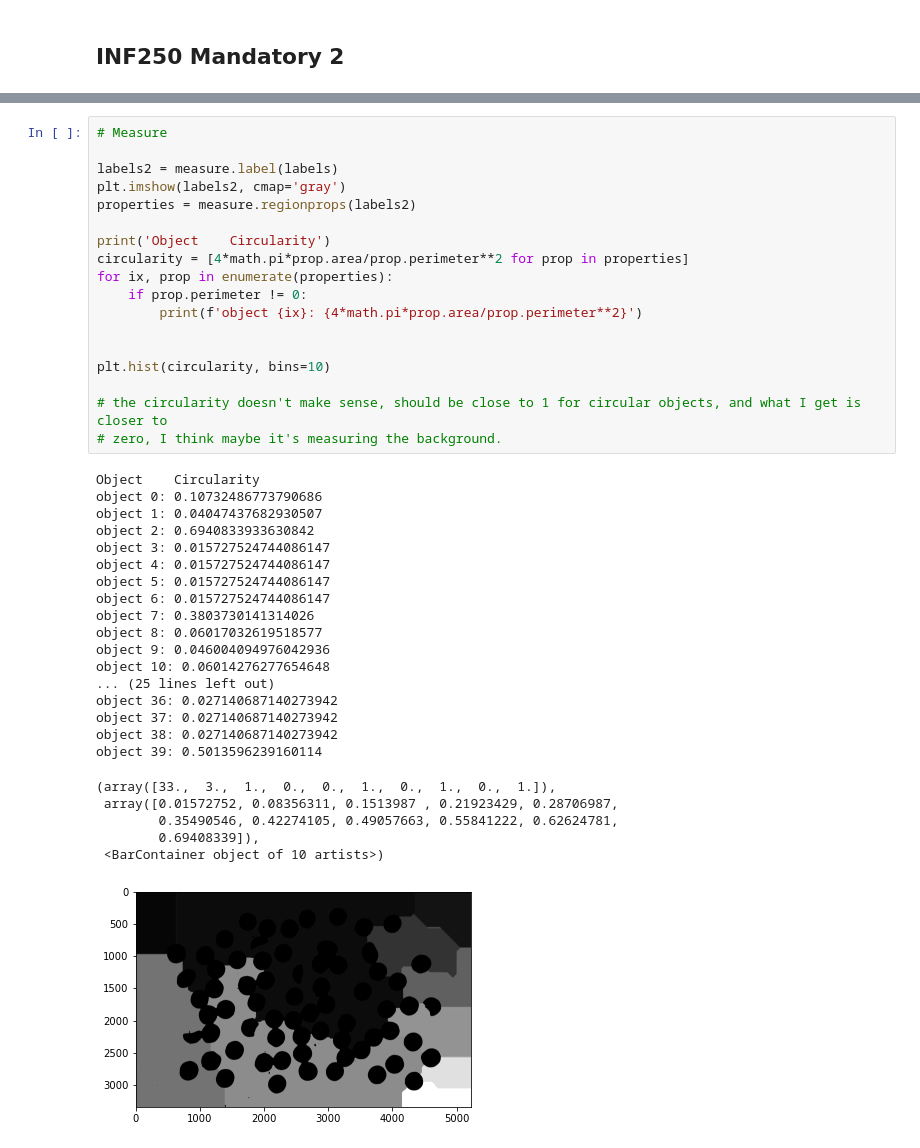
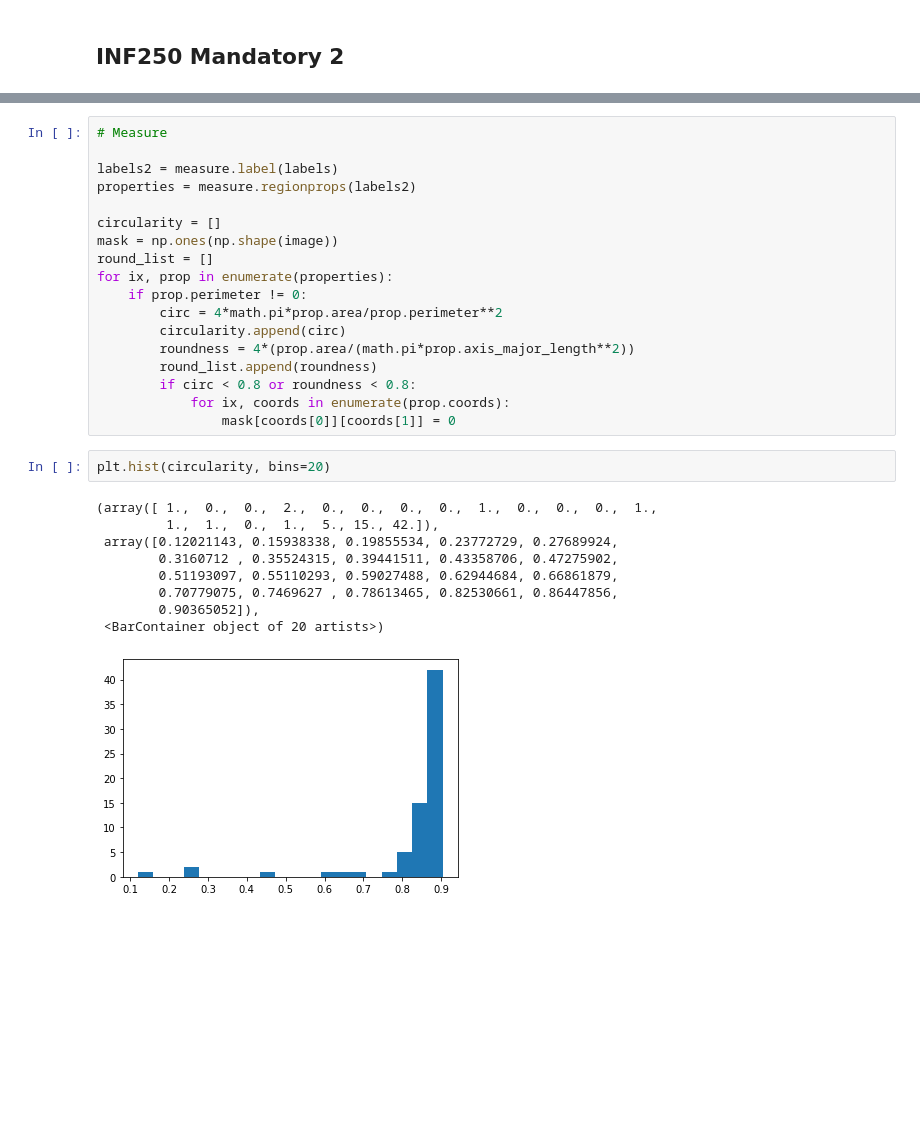
Before and after one commit to noramik/INF250-H22, a Jupyter notebook: mandatory2/mandatory2.ipynb, the cells around one changed output, grey strips where cells are left out. Cells and saved outputs as stored; diff of their text form; blank space fills up the shorter version.

```diff
--- a/mandatory2/mandatory2.ipynb
+++ b/mandatory2/mandatory2.ipynb
@@ -59,41 +71,29 @@ print(labels)
 # Measure
 
 labels2 = measure.label(labels)
-plt.imshow(labels2, cmap='gray')
 properties = measure.regionprops(labels2)
 
-print('Object    Circularity')
-circularity = [4*math.pi*prop.area/prop.perimeter**2 for prop in properties]
+circularity = []
+mask = np.ones(np.shape(image))
+round_list = []
 for ix, prop in enumerate(properties):
     if prop.perimeter != 0:
-        print(f'object {ix}: {4*math.pi*prop.area/prop.perimeter**2}')
-
-
-plt.hist(circularity, bins=10)
-
-# the circularity doesn't make sense, should be close to 1 for circular objects, and what I get is closer to
-# zero, I think maybe it's measuring the background.
+        circ = 4*math.pi*prop.area/prop.perimeter**2
+        circularity.append(circ)
+        roundness = 4*(prop.area/(math.pi*prop.axis_major_length**2))
+        round_list.append(roundness)
+        if circ < 0.8 or roundness < 0.8:
+            for ix, coords in enumerate(prop.coords):
+                mask[coords[0]][coords[1]] = 0
-# %% [output]
-Object    Circularity
-object 0: 0.10732486773790686
-object 1: 0.04047437682930507
-object 2: 0.6940833933630842
-object 3: 0.015727524744086147
-object 4: 0.015727524744086147
-object 5: 0.015727524744086147
-object 6: 0.015727524744086147
-object 7: 0.3803730141314026
-object 8: 0.06017032619518577
-object 9: 0.046004094976042936
-object 10: 0.06014276277654648
-... (25 lines left out)
-object 36: 0.027140687140273942
-object 37: 0.027140687140273942
-object 38: 0.027140687140273942
-object 39: 0.5013596239160114
-(array([33.,  3.,  1.,  0.,  0.,  1.,  0.,  1.,  0.,  1.]),
- array([0.01572752, 0.08356311, 0.1513987 , 0.21923429, 0.28706987,
-        0.35490546, 0.42274105, 0.49057663, 0.55841222, 0.62624781,
-        0.69408339]),
- <BarContainer object of 10 artists>)
-[figure, removed]
+# %%
+plt.hist(circularity, bins=20)
+# %% [output]
+(array([ 1.,  0.,  0.,  2.,  0.,  0.,  0.,  0.,  1.,  0.,  0.,  0.,  1.,
+         1.,  1.,  0.,  1.,  5., 15., 42.]),
+ array([0.12021143, 0.15938338, 0.19855534, 0.23772729, 0.27689924,
+        0.3160712 , 0.35524315, 0.39441511, 0.43358706, 0.47275902,
+        0.51193097, 0.55110293, 0.59027488, 0.62944684, 0.66861879,
+        0.70779075, 0.7469627 , 0.78613465, 0.82530661, 0.86447856,
+        0.90365052]),
+ <BarContainer object of 20 artists>)
+[figure, added]
```
Also changed, not shown: parts of 14 cells of this notebook.
